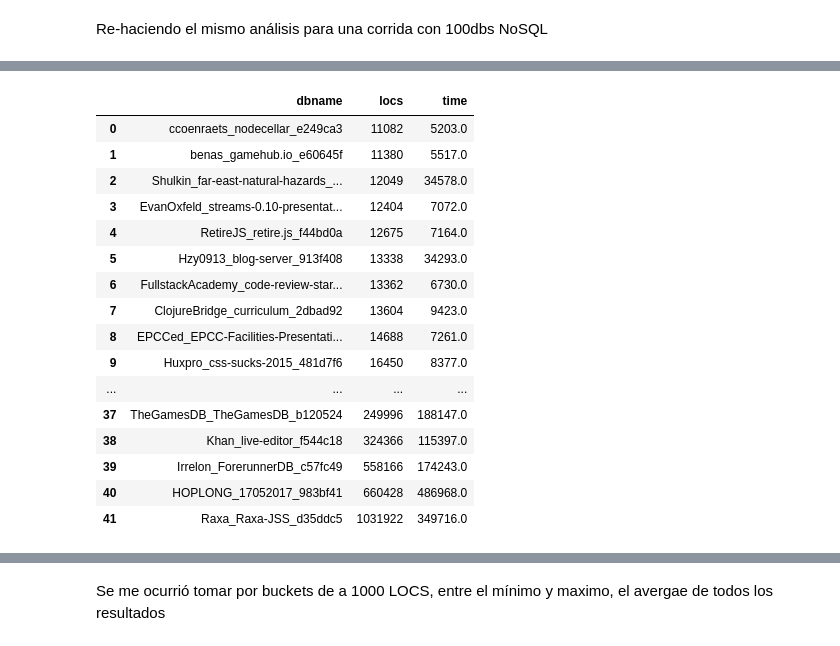
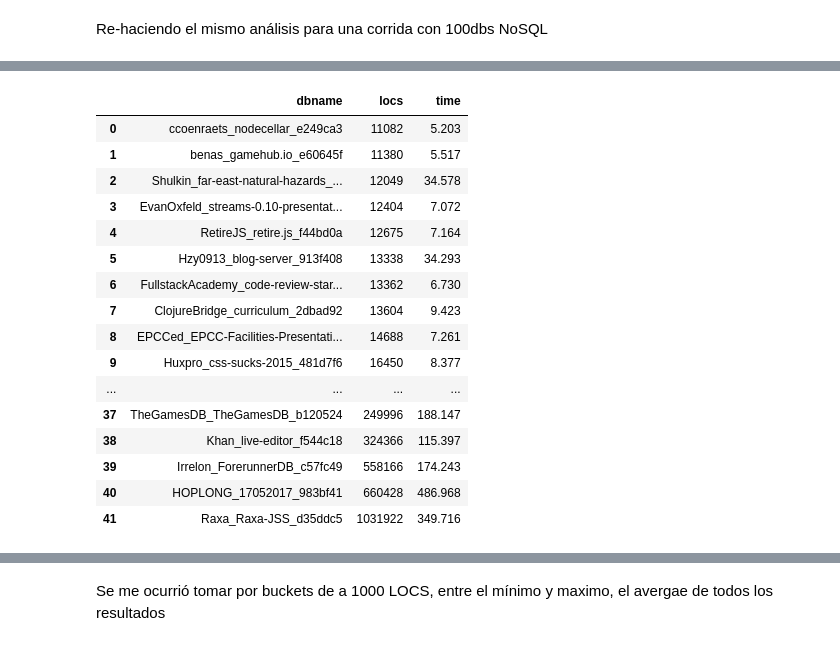
Before and after one commit to thepalbi/tsm-pipeline, a Jupyter notebook: code/notebooks/perf-analysis.ipynb, the cells around one changed output, grey strips where cells are left out. Saved outputs shown, nothing was run; the diff lists cells and outputs as text; code cells hidden in the pictures.

```diff
--- a/code/notebooks/perf-analysis.ipynb
+++ b/code/notebooks/perf-analysis.ipynb
@@ -1,7 +1,7 @@
 # %%
 # load the locs per project
 db_locs = {}
-with open('/home/pablo/tesis/tsm-pipeline/experiments/datasets/nosql_1_locs.csv', 'r') as f:
+with open('/home/pablo/tesis/tsm-pipeline/experiments/datasets/nosql_locs.csv', 'r') as f:
     for l in f.readlines()[1:]:
         l = l.rstrip()
         db_name, locs = l.split(',')
@@ -13,6 +13,12 @@ with open('/home/pablo/tesis/tsm-pipeline/experiments/datasets/xss_1_locs.csv',
         db_name, locs = l.split(',')
         db_name = db_name.replace('/','_')
         db_locs[db_name] = int(locs)
+with open('/home/pablo/tesis/tsm-pipeline/experiments/datasets/path_locs.csv', 'r') as f:
+    for l in f.readlines()[1:]:
+        l = l.rstrip()
+        db_name, locs = l.split(',')
+        db_name = db_name.replace('/','_')
+        db_locs[db_name] = int(locs)
 # %%
 import re
 import datetime as dt
@@ -37,7 +43,7 @@ class Data:
     def pipeline_time(self):
         if self.start_time == None or self.end_time == None:
             return -1
-        return (self.end_time - self.start_time) / dt.timedelta(milliseconds=1)
+        return (self.end_time - self.start_time) / dt.timedelta(seconds=1)
 
 # main parse line func
 def parse_line(l: str):
@@ -194,3 +200,7 @@ ax
 [drawing not drawn]
 # %% [markdown]
 Re-haciendo el mismo análisis para una corrida con 100dbs NoSQL
+# %%
+with open("/home/pablo/dev-results/path-300-5fold-0/training_log.txt", 'r') as f:
+    results_path_300 = parse_logfile(f.read())
+pd.DataFrame(results_path_300, columns=['dbname', 'locs', 'time'])
@@ -197,27 +221,27 @@ Re-haciendo el mismo análisis para una corrida con 100dbs NoSQL
 # %%
-with open("/home/pablo/dev-results/nosql-perf-experiment-100-run1/training_log.txt", 'r') as f:
+with open("/home/pablo/dev-results/nosql-todas-5fold-0/training_log.txt", 'r') as f:
     results_nosql_100 = parse_logfile(f.read())
 with open("/home/pablo/dev-results/xss-perf-experiment-100-run1/training_log.txt", "r") as f:
     results_xss = parse_logfile(f.read())
 pd.DataFrame(results_xss, columns=['dbname', 'locs', 'time'])
 # %% [output]
 |  | dbname | locs | time |
-| 0 | ccoenraets_nodecellar_e249ca3 | 11082 | 5203.0 |
-| 1 | benas_gamehub.io_e60645f | 11380 | 5517.0 |
-| 2 | Shulkin_far-east-natural-hazards_... | 12049 | 34578.0 |
-| 3 | EvanOxfeld_streams-0.10-presentat... | 12404 | 7072.0 |
-| 4 | RetireJS_retire.js_f44bd0a | 12675 | 7164.0 |
-| 5 | Hzy0913_blog-server_913f408 | 13338 | 34293.0 |
-| 6 | FullstackAcademy_code-review-star... | 13362 | 6730.0 |
-| 7 | ClojureBridge_curriculum_2dbad92 | 13604 | 9423.0 |
-| 8 | EPCCed_EPCC-Facilities-Presentati... | 14688 | 7261.0 |
-| 9 | Huxpro_css-sucks-2015_481d7f6 | 16450 | 8377.0 |
+| 0 | ccoenraets_nodecellar_e249ca3 | 11082 | 5.203 |
+| 1 | benas_gamehub.io_e60645f | 11380 | 5.517 |
+| 2 | Shulkin_far-east-natural-hazards_... | 12049 | 34.578 |
+| 3 | EvanOxfeld_streams-0.10-presentat... | 12404 | 7.072 |
+| 4 | RetireJS_retire.js_f44bd0a | 12675 | 7.164 |
+| 5 | Hzy0913_blog-server_913f408 | 13338 | 34.293 |
+| 6 | FullstackAcademy_code-review-star... | 13362 | 6.730 |
+| 7 | ClojureBridge_curriculum_2dbad92 | 13604 | 9.423 |
+| 8 | EPCCed_EPCC-Facilities-Presentati... | 14688 | 7.261 |
+| 9 | Huxpro_css-sucks-2015_481d7f6 | 16450 | 8.377 |
 | ... | ... | ... | ... |
-| 37 | TheGamesDB_TheGamesDB_b120524 | 249996 | 188147.0 |
-| 38 | Khan_live-editor_f544c18 | 324366 | 115397.0 |
-| 39 | Irrelon_ForerunnerDB_c57fc49 | 558166 | 174243.0 |
-| 40 | HOPLONG_17052017_983bf41 | 660428 | 486968.0 |
-| 41 | Raxa_Raxa-JSS_d35ddc5 | 1031922 | 349716.0 |
+| 37 | TheGamesDB_TheGamesDB_b120524 | 249996 | 188.147 |
+| 38 | Khan_live-editor_f544c18 | 324366 | 115.397 |
+| 39 | Irrelon_ForerunnerDB_c57fc49 | 558166 | 174.243 |
+| 40 | HOPLONG_17052017_983bf41 | 660428 | 486.968 |
+| 41 | Raxa_Raxa-JSS_d35ddc5 | 1031922 | 349.716 |
 # %%
 fig, axs = plt.subplots(2,1, sharex=True)
 ax = axs[0]
```
Also changed, not shown: parts of 6 cells of this notebook, 14 other files.
